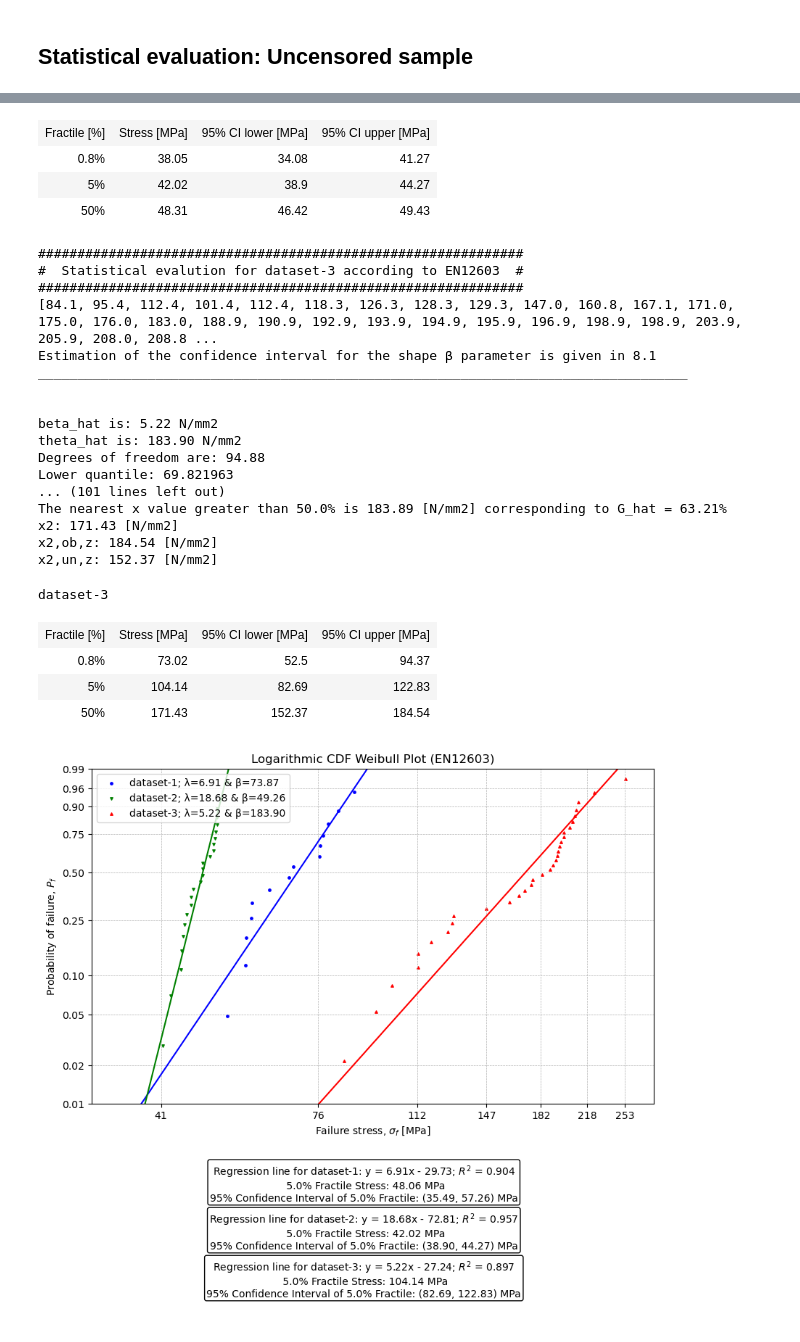
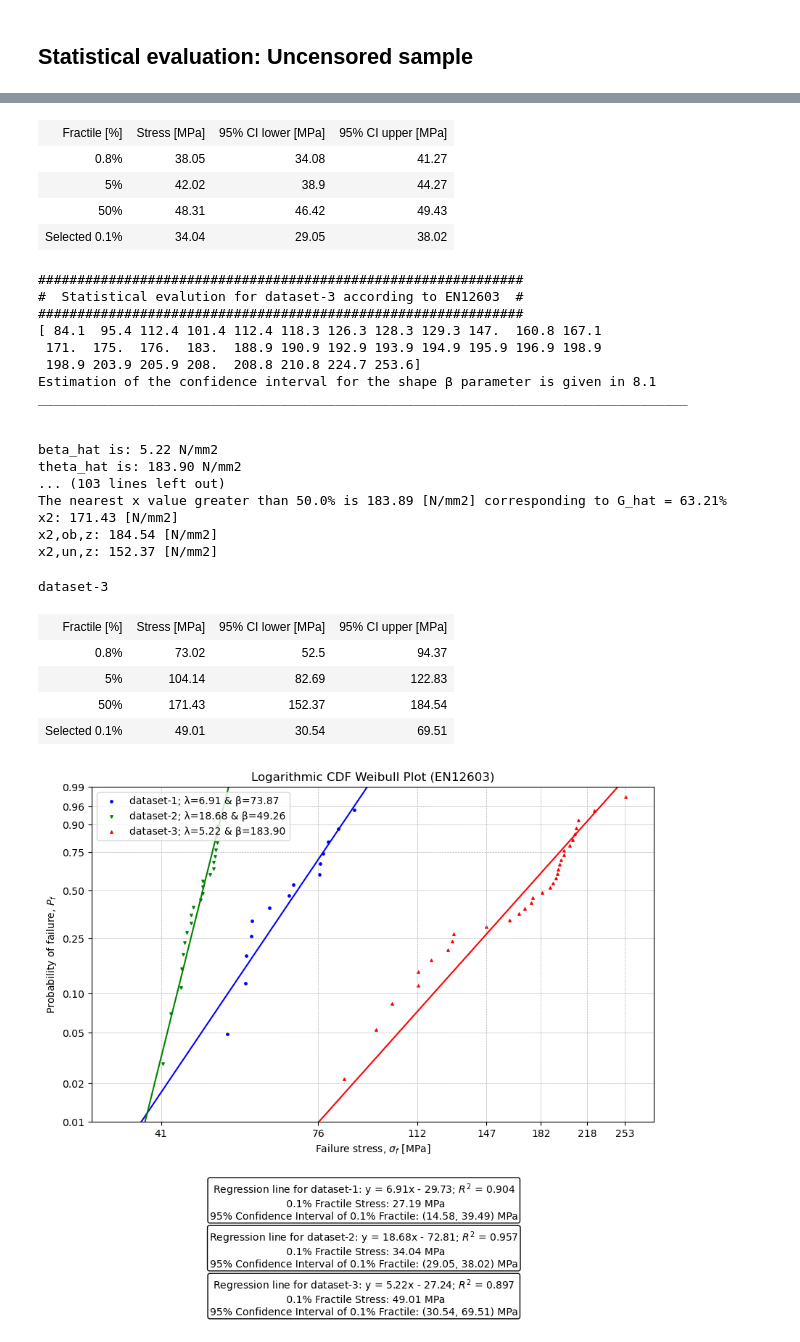
Before and after one commit to xjulie0x/glass-reuse-open-database, a Jupyter notebook: book/pages/method_3.ipynb, the cells around one changed output, grey strips where cells are left out. Saved outputs shown, nothing was run; the diff lists cells and outputs as text; code cells hidden in the pictures.

Commit message:
update the table of fractile values

```diff
--- a/book/pages/method_3.ipynb
+++ b/book/pages/method_3.ipynb
@@ -657,7 +657,7 @@ for dataset, stress_rate in stress_rates.items():
     x2,x2_ob_z, x2_un_z = confidence_interval_stress(beta_hat, theta_hat, n, r_over_n, beta_lower, beta_upper, G_x=target_G_x, alpha=target_alpha)
     print("\n")
 
-    stress_x_percentile, stress_x_percentile_CI_upper, stress_x_percentile_CI_lower = x2,x2_ob_z, x2_un_z
+    stress_x_percentile, stress_x_percentile_CI_upper, stress_x_percentile_CI_lower = round(x2,2),round(x2_ob_z,2), round(x2_un_z,2)
     # Weibull plot
     weibull_plot(dataset,
                  iteration,
@@ -699,7 +699,8 @@ for dataset, stress_rate in stress_rates.items():
         ("Fractile [%]", "Stress [MPa]", "95% CI lower [MPa]", "95% CI upper [MPa]"),
         ("0.8%", stress_08_percentile, stress_08_percentile_CI_lower, stress_08_percentile_CI_upper),  # Row 1
         ("5%", stress_5_percentile,stress_5_percentile_CI_lower,stress_5_percentile_CI_upper),         # Row 2
-        ("50%", stress_50_percentile,stress_50_percentile_CI_lower,stress_50_percentile_CI_upper)      # Row 3
+        ("50%", stress_50_percentile,stress_50_percentile_CI_lower,stress_50_percentile_CI_upper),      # Row 3
+        (f"Selected {target_G_x*100}%", stress_x_percentile,stress_x_percentile_CI_lower,stress_x_percentile_CI_upper)      # Row 3
     ]
 
     # Generate HTML for the table
@@ -801,35 +803,37 @@ Lower quantile: 48.924389
 The nearest x value greater than 50.0% is 49.26 [N/mm2] corresponding to G_hat = 63.21%
 x2: 48.31 [N/mm2]
 x2,ob,z: 49.43 [N/mm2]
 x2,un,z: 46.42 [N/mm2]
 dataset-2
 | Fractile [%] | Stress [MPa] | 95% CI lower [MPa] | 95% CI upper [MPa] |
 | 0.8% | 38.05 | 34.08 | 41.27 |
 | 5% | 42.02 | 38.9 | 44.27 |
 | 50% | 48.31 | 46.42 | 49.43 |
+| Selected 0.1% | 34.04 | 29.05 | 38.02 |
 ##############################################################
 #  Statistical evalution for dataset-3 according to EN12603  #
 ##############################################################
-[84.1, 95.4, 112.4, 101.4, 112.4, 118.3, 126.3, 128.3, 129.3, 147.0, 160.8, 167.1, 171.0, 175.0, 176.0, 183.0, 188.9, 190.9, 192.9, 193.9, 194.9, 195.9, 196.9, 198.9, 198.9, 203.9, 205.9, 208.0, 208.8 ...
+[ 84.1  95.4 112.4 101.4 112.4 118.3 126.3 128.3 129.3 147.  160.8 167.1
+ 171.  175.  176.  183.  188.9 190.9 192.9 193.9 194.9 195.9 196.9 198.9
+ 198.9 203.9 205.9 208.  208.8 210.8 224.7 253.6]
 Estimation of the confidence interval for the shape β parameter is given in 8.1
 ___________________________________________________________________________________
 
 
 beta_hat is: 5.22 N/mm2
 theta_hat is: 183.90 N/mm2
-Degrees of freedom are: 94.88
-Lower quantile: 69.821963
-... (101 lines left out)
+... (103 lines left out)
 The nearest x value greater than 50.0% is 183.89 [N/mm2] corresponding to G_hat = 63.21%
 x2: 171.43 [N/mm2]
 x2,ob,z: 184.54 [N/mm2]
 x2,un,z: 152.37 [N/mm2]
 dataset-3
 | Fractile [%] | Stress [MPa] | 95% CI lower [MPa] | 95% CI upper [MPa] |
 | 0.8% | 73.02 | 52.5 | 94.37 |
 | 5% | 104.14 | 82.69 | 122.83 |
 | 50% | 171.43 | 152.37 | 184.54 |
+| Selected 0.1% | 49.01 | 30.54 | 69.51 |
-[figure, old version]
+[figure, new version]
 # %%
 for dataset, stress_rate in stress_rates.items():
     # Creating a range of x values
```
Also changed, not shown: parts of 2 cells of this notebook, 1 other file.
